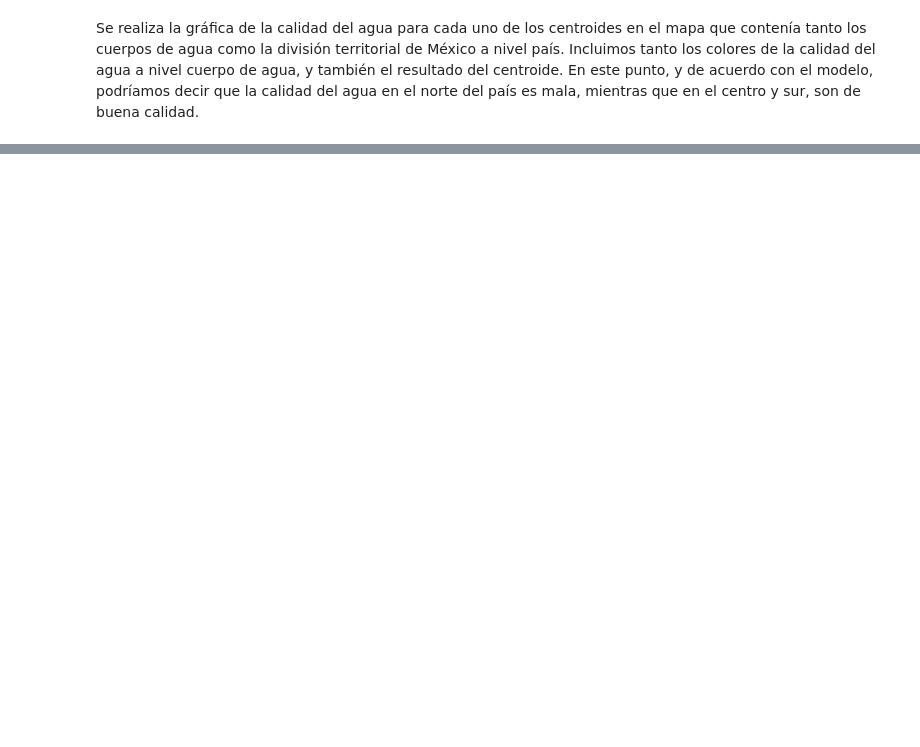
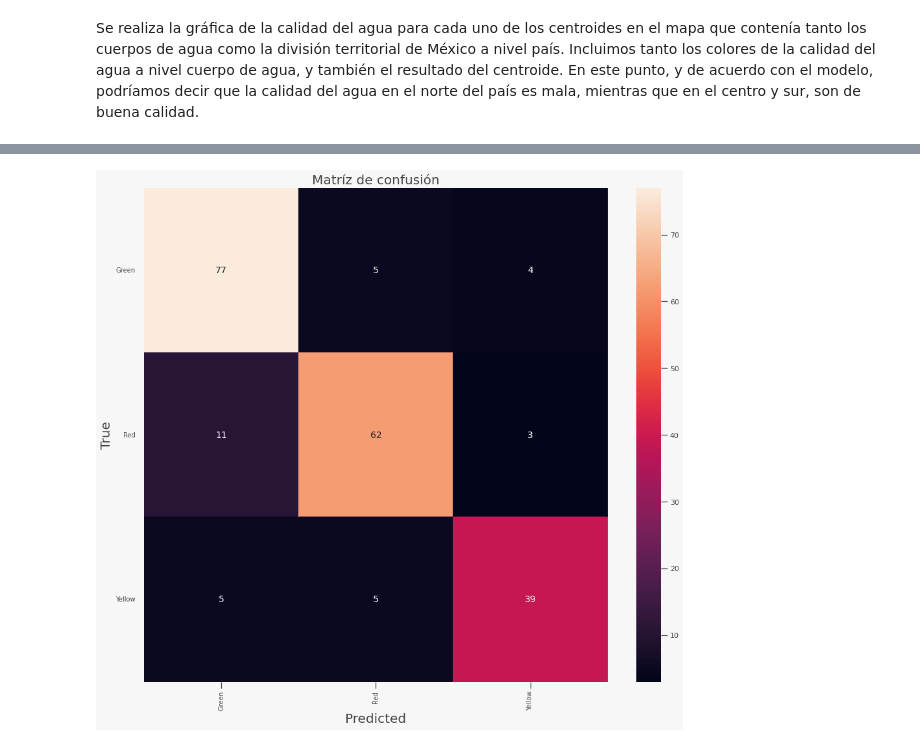
Before and after one commit to PosgradoMNA/actividades-del-projecto-equipo-9, a Jupyter notebook: Reto.ipynb, the cells around one changed output, grey strips where cells are left out. Saved outputs shown, nothing was run; the diff lists cells and outputs as text; code cells hidden in the pictures; blank space fills up the shorter version.

```diff
--- a/Reto.ipynb
+++ b/Reto.ipynb
@@ -624,0 +754,26 @@ Finalmente, podemos determinar que si bien la gráfica de codos es una guía par
+# %%
+y_pred = dtc.predict(x_test)
+
+from sklearn.metrics import confusion_matrix
+confusion = confusion_matrix(y_test, y_pred)
+print('Matriz de confusión\n')
+print(confusion)
+
+from sklearn.metrics import accuracy_score, precision_score, recall_score, f1_score
+print('\nAccuracy: {:.2f}\n'.format(accuracy_score(y_test, y_pred)))
+
+print('Micro Precision: {:.2f}'.format(precision_score(y_test, y_pred, average='micro')))
+print('Micro Recall: {:.2f}'.format(recall_score(y_test, y_pred, average='micro')))
+print('Micro F1-score: {:.2f}\n'.format(f1_score(y_test, y_pred, average='micro')))
+
+print('Macro Precision: {:.2f}'.format(precision_score(y_test, y_pred, average='macro')))
+print('Macro Recall: {:.2f}'.format(recall_score(y_test, y_pred, average='macro')))
+print('Macro F1-score: {:.2f}\n'.format(f1_score(y_test, y_pred, average='macro')))
+
+print('Weighted Precision: {:.2f}'.format(precision_score(y_test, y_pred, average='weighted')))
+print('Weighted Recall: {:.2f}'.format(recall_score(y_test, y_pred, average='weighted')))
+print('Weighted F1-score: {:.2f}'.format(f1_score(y_test, y_pred, average='weighted')))
+
+from sklearn.metrics import classification_report
+print('\nClassification Report\n')
+print(classification_report(y_test, y_pred, target_names=['Class 1', 'Class 2', 'Class 3']))
@@ -624,0 +798,21 @@ Finalmente, podemos determinar que si bien la gráfica de codos es una guía par
+# %%
+fig = plt.figure(figsize=(16, 14))
+ax= plt.subplot()
+sns.heatmap(confusion, annot=True, ax = ax, fmt = 'g'); #annot=True to annotate cells
+
+ax.set_xlabel('Predicted', fontsize=20)
+ax.xaxis.set_label_position('bottom')
+plt.xticks(rotation=90)
+ax.xaxis.set_ticklabels(['Green','Red','Yellow'], fontsize = 10)
+ax.xaxis.tick_bottom()
+
+ax.set_ylabel('True', fontsize=20)
+ax.yaxis.set_ticklabels(['Green','Red','Yellow'], fontsize = 10)
+plt.yticks(rotation=0)
+
+plt.title('Matríz de confusión', fontsize=20)
+
+plt.savefig('ConMat24.png')
+plt.show()
+# %% [output]
+[figure, added]
```
Also changed, not shown: parts of 30 cells of this notebook.
